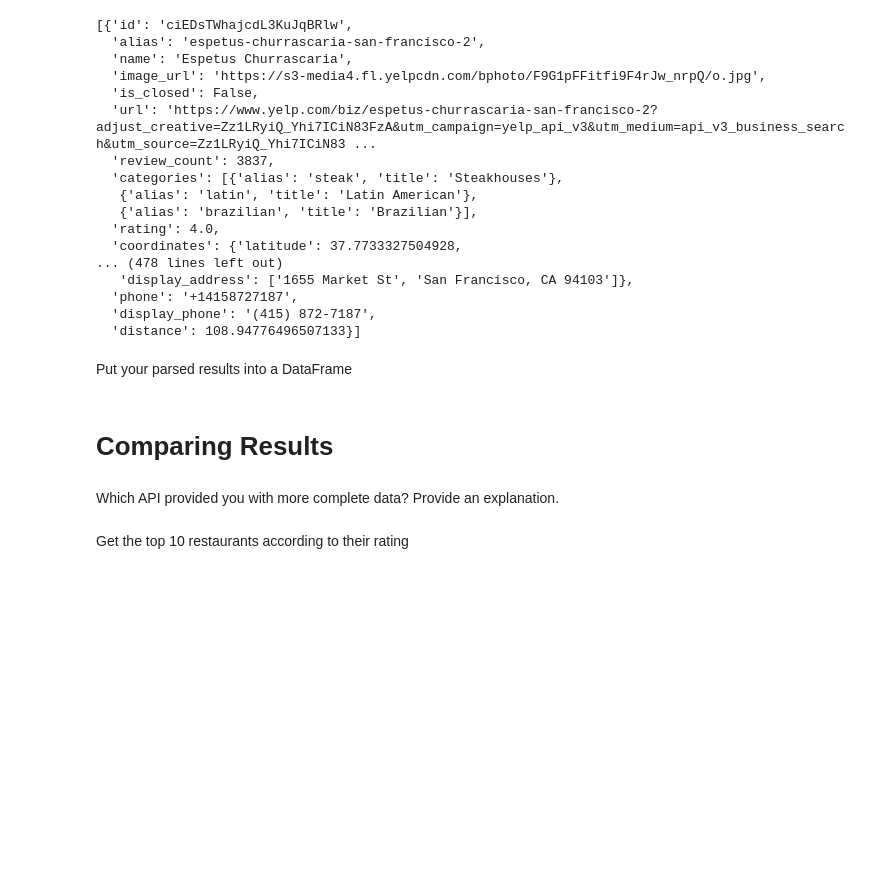
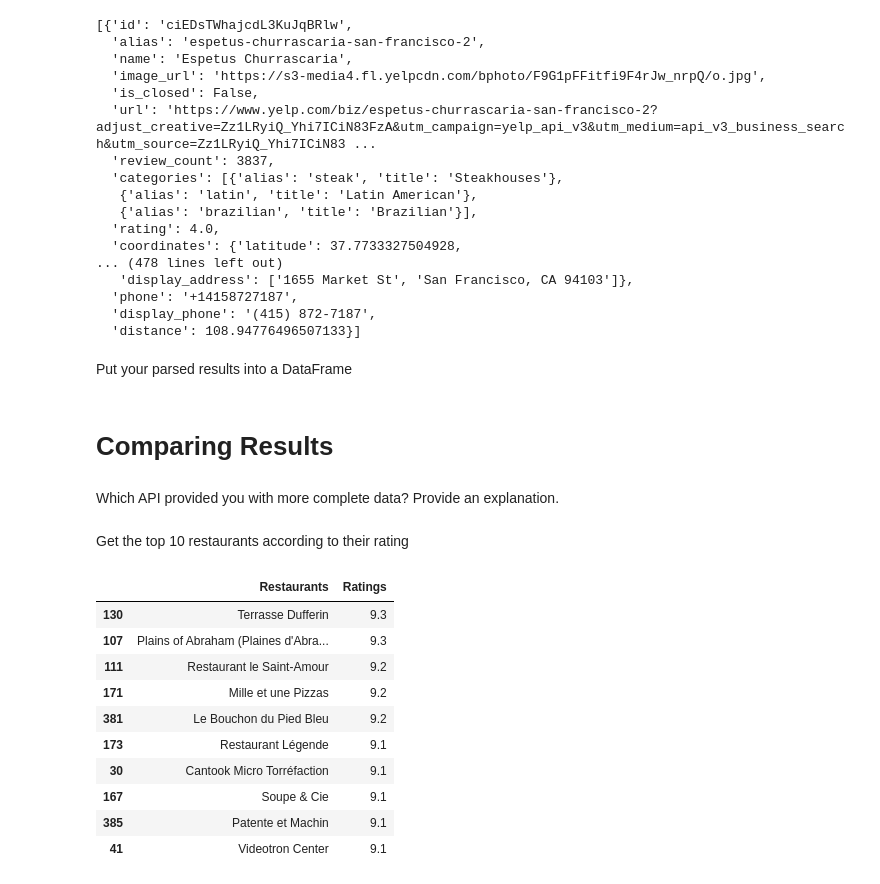
Before and after one commit to wangleo1/Statistical_Modeling_Project, a Jupyter notebook: notebooks/yelp_foursquare_EDA.ipynb, the cells around one changed output. Saved outputs shown, nothing was run; the diff lists cells and outputs as text; code cells hidden in the pictures; blank space fills up the shorter version.

```diff
--- a/notebooks/yelp_foursquare_EDA.ipynb
+++ b/notebooks/yelp_foursquare_EDA.ipynb
@@ -348,26 +348,47 @@ Which API provided you with more complete data? Provide an explanation.
 Get the top 10 restaurants according to their rating
 # %%
 
+#empty lists which will later be used for columns in the datafram
 names = []
 ratings = []
 
+#un-nest the FS dataframes and fill lists
 station=0
 while station < len(FSbar_DF['Rest/ Bar Rating']):
-   # tmp = FSbar_DF['Rest/Bar Names'][station].to_list()
     names.append(FSbar_DF['Rest/Bar Names'][station].to_list())
     ratings.append(FSbar_DF['Rest/ Bar Rating'][station])
     station +=1
 
-#list of all restaurants
+#list of all restaurants in a flattened list
 NamesList= list(np.concatenate(names))
 NamesList
 
+#extracting info out of each the series in the ratings variable, turning it into a flattened list
 flattened_ratings = []
-
 for series in ratings:
     try:
         flattened_ratings.extend(series) # Attempt to iterate over the series
     except TypeError:
         flattened_ratings.append(series) # If TypeError occurs, treat the element as a single item
 
+#creating a DF with our cleaned data
 RESTAURANTSwithRATINGS = pd.DataFrame(NamesList, columns=['Restaurants'])
+RESTAURANTSwithRATINGS['Ratings'] = flattened_ratings
+
+#removing duplicates (31 duplicates)
+RESTAURANTSwithRATINGScleaned = RESTAURANTSwithRATINGS.drop_duplicates()
+
+#top 10 restaurants
+RESTAURANTSwithRATINGScleaned.sort_values('Ratings', ascending=False).head(10)
+# %% [output]
+|  | Restaurants | Ratings |
+| 130 | Terrasse Dufferin | 9.3 |
+| 107 | Plains of Abraham (Plaines d'Abra... | 9.3 |
+| 111 | Restaurant le Saint-Amour | 9.2 |
+| 171 | Mille et une Pizzas | 9.2 |
+| 381 | Le Bouchon du Pied Bleu | 9.2 |
+| 173 | Restaurant Légende | 9.1 |
+| 30 | Cantook Micro Torréfaction | 9.1 |
+| 167 | Soupe & Cie | 9.1 |
+| 385 | Patente et Machin | 9.1 |
+| 41 | Videotron Center | 9.1 |
```
Also changed, not shown: parts of 4 cells of this notebook, 1 other file.
